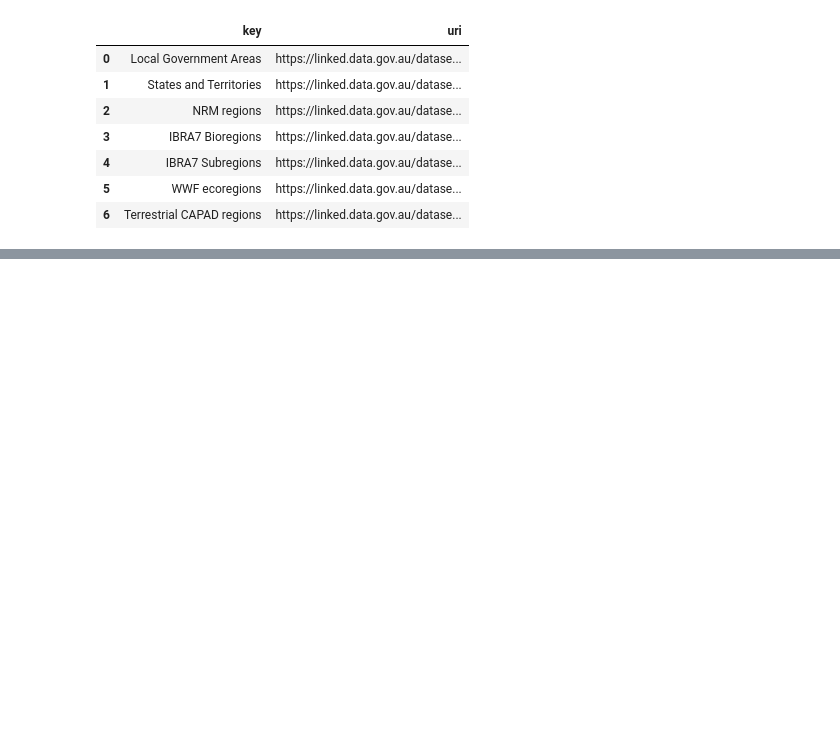
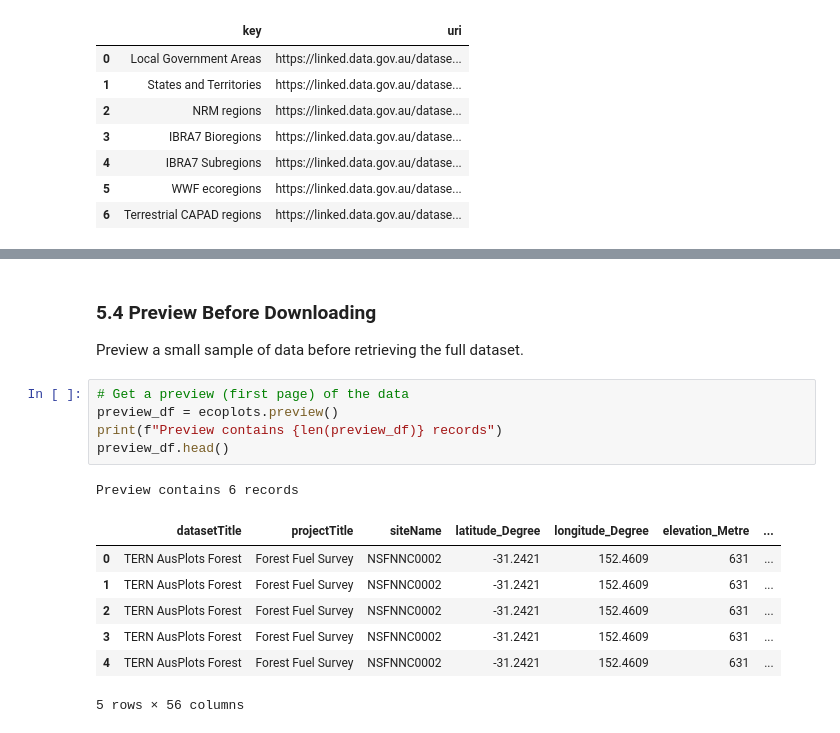
Before and after one commit to ternaustralia/terndata.ecoplots, a Jupyter notebook: demo.ipynb, the cells around one changed output, grey strips where cells are left out. Saved outputs shown, nothing was run; the diff lists cells and outputs as text; blank space fills up the shorter version.

```diff
--- a/demo.ipynb
+++ b/demo.ipynb
@@ -104,0 +413,18 @@ Using cached labels for facet: core_attributes
+# %% [markdown]
+### 5.4 Preview Before Downloading
+
+Preview a small sample of data before retrieving the full dataset.
+# %%
+# Get a preview (first page) of the data
+preview_df = ecoplots.preview()
+print(f"Preview contains {len(preview_df)} records")
+preview_df.head()
+# %% [output]
+Preview contains 6 records
+|  | datasetTitle | projectTitle | siteName | latitude_Degree | longitude_Degree | elevation_Metre | ... |
+| 0 | TERN AusPlots Forest | Forest Fuel Survey | NSFNNC0002 | -31.2421 | 152.4609 | 631 | ... |
+| 1 | TERN AusPlots Forest | Forest Fuel Survey | NSFNNC0002 | -31.2421 | 152.4609 | 631 | ... |
+| 2 | TERN AusPlots Forest | Forest Fuel Survey | NSFNNC0002 | -31.2421 | 152.4609 | 631 | ... |
+| 3 | TERN AusPlots Forest | Forest Fuel Survey | NSFNNC0002 | -31.2421 | 152.4609 | 631 | ... |
+| 4 | TERN AusPlots Forest | Forest Fuel Survey | NSFNNC0002 | -31.2421 | 152.4609 | 631 | ... |
+5 rows × 56 columns
```
Also changed, not shown: parts of 54 cells of this notebook.
